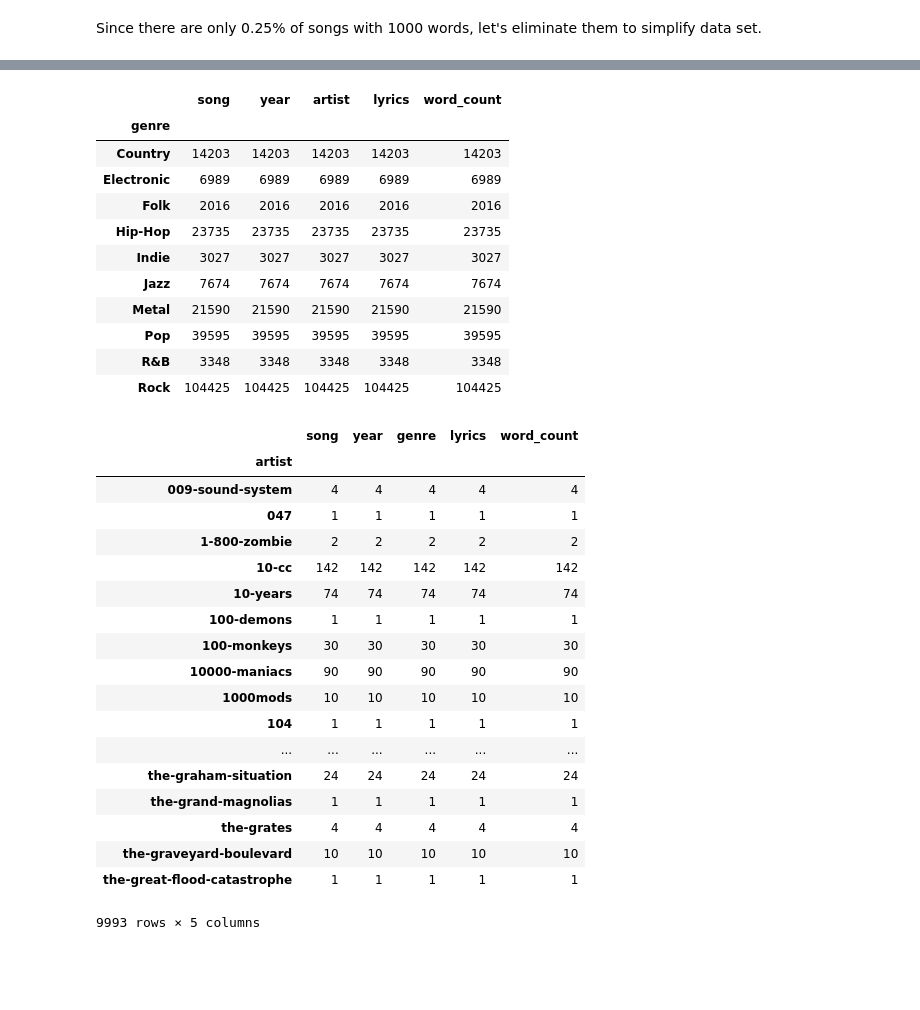
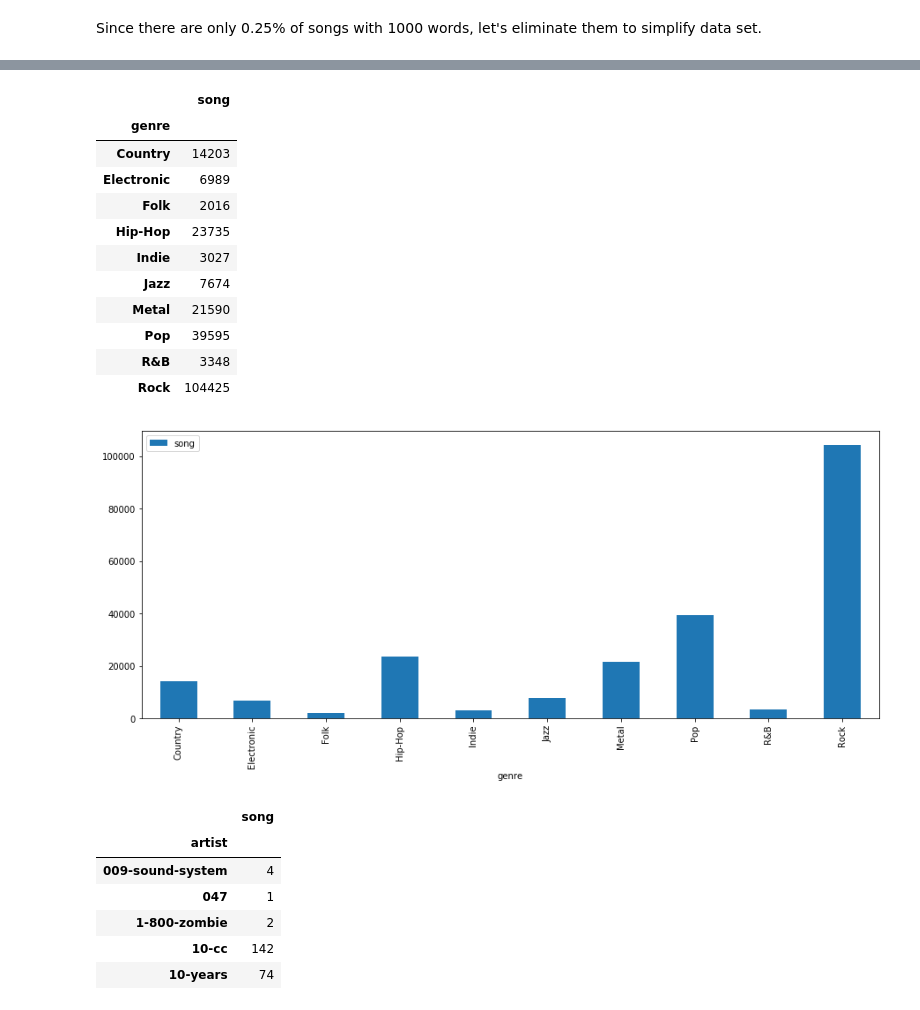
Before and after one commit to ShawnLe007/Lyric-Machine-Learning-Analysis, a Jupyter notebook: COGS118B.ipynb, the cells around one changed output, grey strips where cells are left out. Drawn from its saved outputs; the diff is of its cells as text; code cells hidden in the pictures; blank space fills up the shorter version.

```diff
--- a/COGS118B.ipynb
+++ b/COGS118B.ipynb
@@ -462,41 +443,34 @@ memory usage: 12.1+ MB
 | 3 | you-are-my-rock | 2009 | beyonce-knowles | Pop | Oh oh oh I, oh oh oh I [Verse 1:]... | 522 |
 | 4 | black-culture | 2009 | beyonce-knowles | Pop | Party the people, the people the ... | 312 |
 # %%
-genre = df.groupby(['genre']).count()
+genre = df.groupby(['genre']).count()[['song']]
 genre
 # %% [output]
-|  | song | year | artist | lyrics | word_count |
-| genre |  |  |  |  |  |
-| Country | 14203 | 14203 | 14203 | 14203 | 14203 |
-| Electronic | 6989 | 6989 | 6989 | 6989 | 6989 |
-| Folk | 2016 | 2016 | 2016 | 2016 | 2016 |
-| Hip-Hop | 23735 | 23735 | 23735 | 23735 | 23735 |
-| Indie | 3027 | 3027 | 3027 | 3027 | 3027 |
-| Jazz | 7674 | 7674 | 7674 | 7674 | 7674 |
-| Metal | 21590 | 21590 | 21590 | 21590 | 21590 |
-| Pop | 39595 | 39595 | 39595 | 39595 | 39595 |
-| R&B | 3348 | 3348 | 3348 | 3348 | 3348 |
-| Rock | 104425 | 104425 | 104425 | 104425 | 104425 |
+|  | song |
+| genre |  |
+| Country | 14203 |
+| Electronic | 6989 |
+| Folk | 2016 |
+| Hip-Hop | 23735 |
+| Indie | 3027 |
+| Jazz | 7674 |
+| Metal | 21590 |
+| Pop | 39595 |
+| R&B | 3348 |
+| Rock | 104425 |
+# %%
+genre.plot(kind='bar')
+plt.show()
+# %% [output]
+[figure, added]
 # %%
-artist = df.groupby(['artist']).count()
-artist
+artist = df.groupby(['artist']).count()[['song']]
+artist.head()
 # %% [output]
-|  | song | year | genre | lyrics | word_count |
-| artist |  |  |  |  |  |
-| 009-sound-system | 4 | 4 | 4 | 4 | 4 |
-| 047 | 1 | 1 | 1 | 1 | 1 |
-| 1-800-zombie | 2 | 2 | 2 | 2 | 2 |
-| 10-cc | 142 | 142 | 142 | 142 | 142 |
-| 10-years | 74 | 74 | 74 | 74 | 74 |
-| 100-demons | 1 | 1 | 1 | 1 | 1 |
-| 100-monkeys | 30 | 30 | 30 | 30 | 30 |
-| 10000-maniacs | 90 | 90 | 90 | 90 | 90 |
-| 1000mods | 10 | 10 | 10 | 10 | 10 |
-| 104 | 1 | 1 | 1 | 1 | 1 |
-| ... | ... | ... | ... | ... | ... |
-| the-graham-situation | 24 | 24 | 24 | 24 | 24 |
-| the-grand-magnolias | 1 | 1 | 1 | 1 | 1 |
-| the-grates | 4 | 4 | 4 | 4 | 4 |
-| the-graveyard-boulevard | 10 | 10 | 10 | 10 | 10 |
-| the-great-flood-catastrophe | 1 | 1 | 1 | 1 | 1 |
+|  | song |
+| artist |  |
+| 009-sound-system | 4 |
+| 047 | 1 |
+| 1-800-zombie | 2 |
+| 10-cc | 142 |
+| 10-years | 74 |
-9993 rows × 5 columns
```
Also changed, not shown: parts of 11 cells of this notebook.
